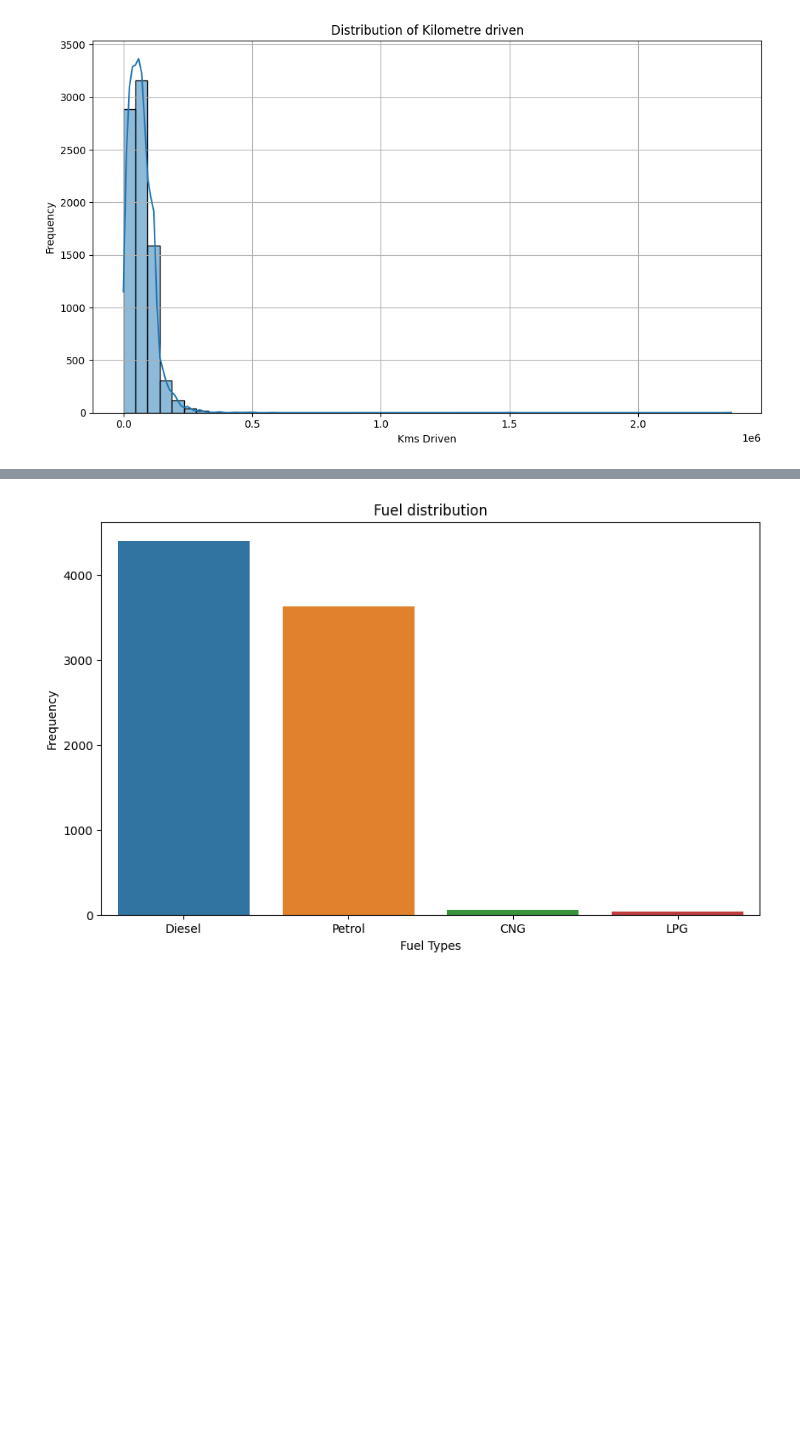
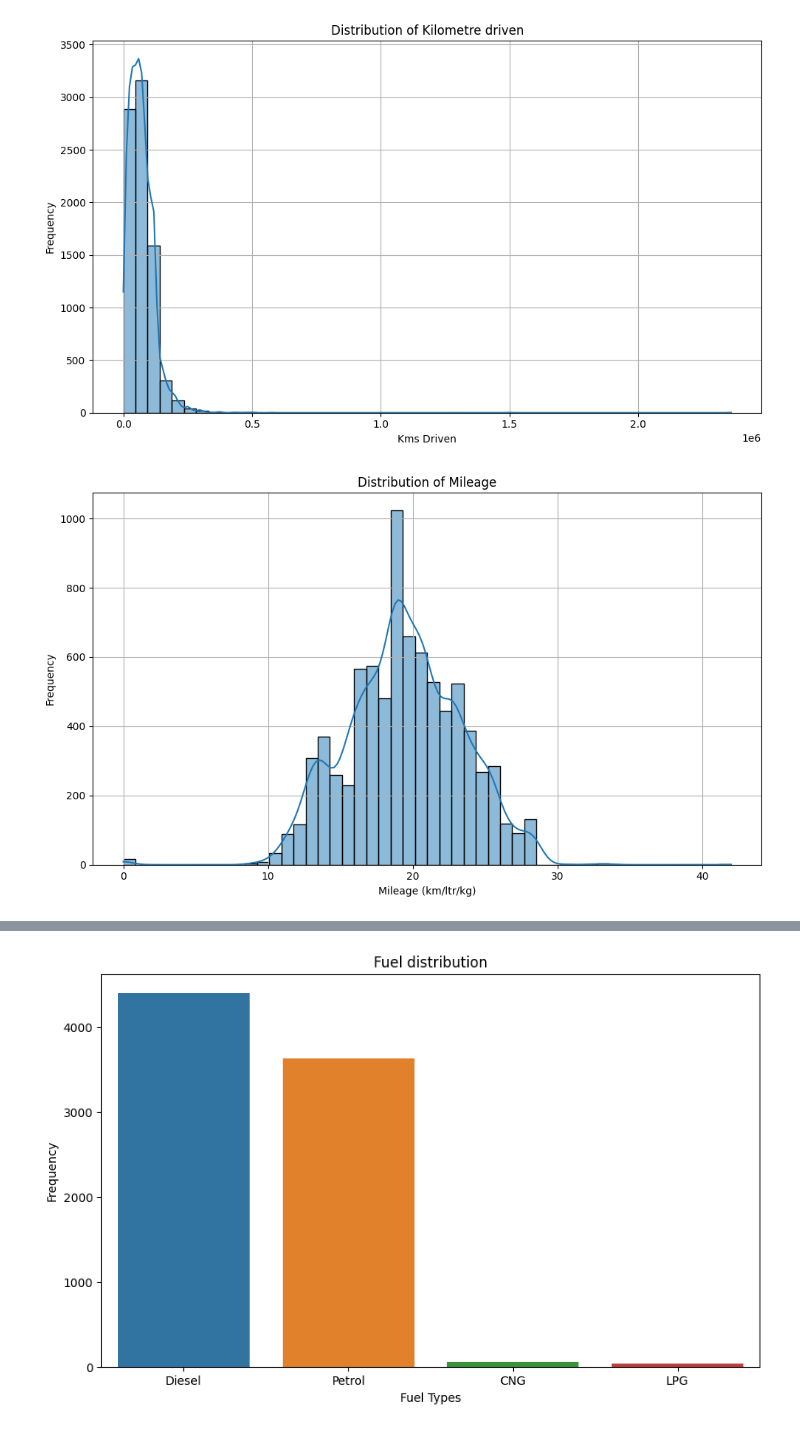
Before and after one commit to sameershrestha00/Car_Price_Prediction, a Jupyter notebook: car_selling_prediction.ipynb, the cells around one changed output, grey strips where cells are left out. Saved outputs shown, nothing was run; the diff lists cells and outputs as text; code cells hidden in the pictures; blank space fills up the shorter version.

```diff
--- a/car_selling_prediction.ipynb
+++ b/car_selling_prediction.ipynb
@@ -169,3 +169,15 @@ plt.tight_layout()
 plt.show()
 # %% [output]
 [figure]
+# %%
+# Mileage Distribution (Histogram)
+plt.figure(figsize=(10, 6))
+sns.histplot(df['mileage(km/ltr/kg)'], kde=True, bins=50)
+plt.title('Distribution of Mileage')
+plt.xlabel('Mileage (km/ltr/kg)')
+plt.ylabel('Frequency')
+plt.grid(True)
+plt.tight_layout()
+plt.show()
+# %% [output]
+[figure, added]
```
Also changed, not shown: parts of 12 cells of this notebook.
